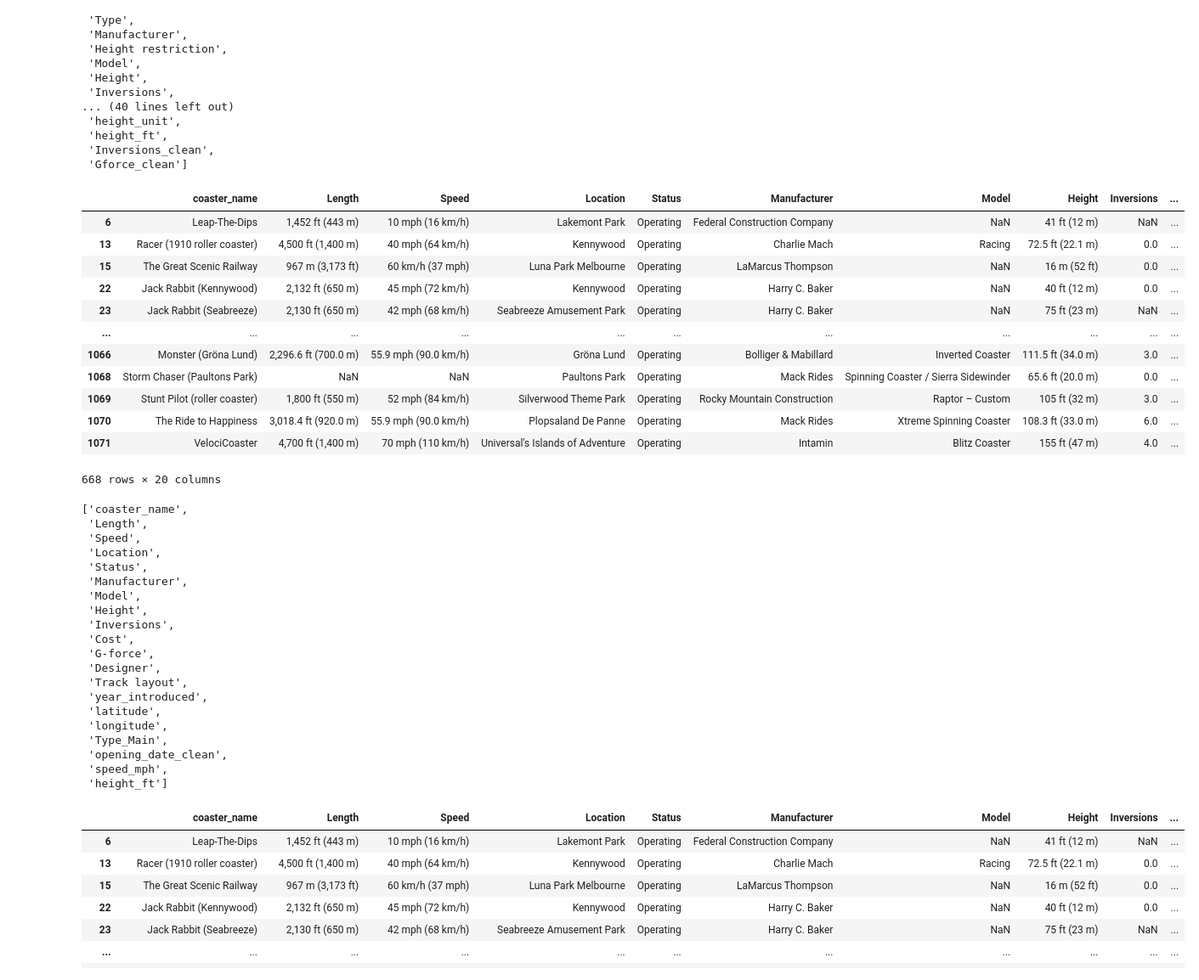
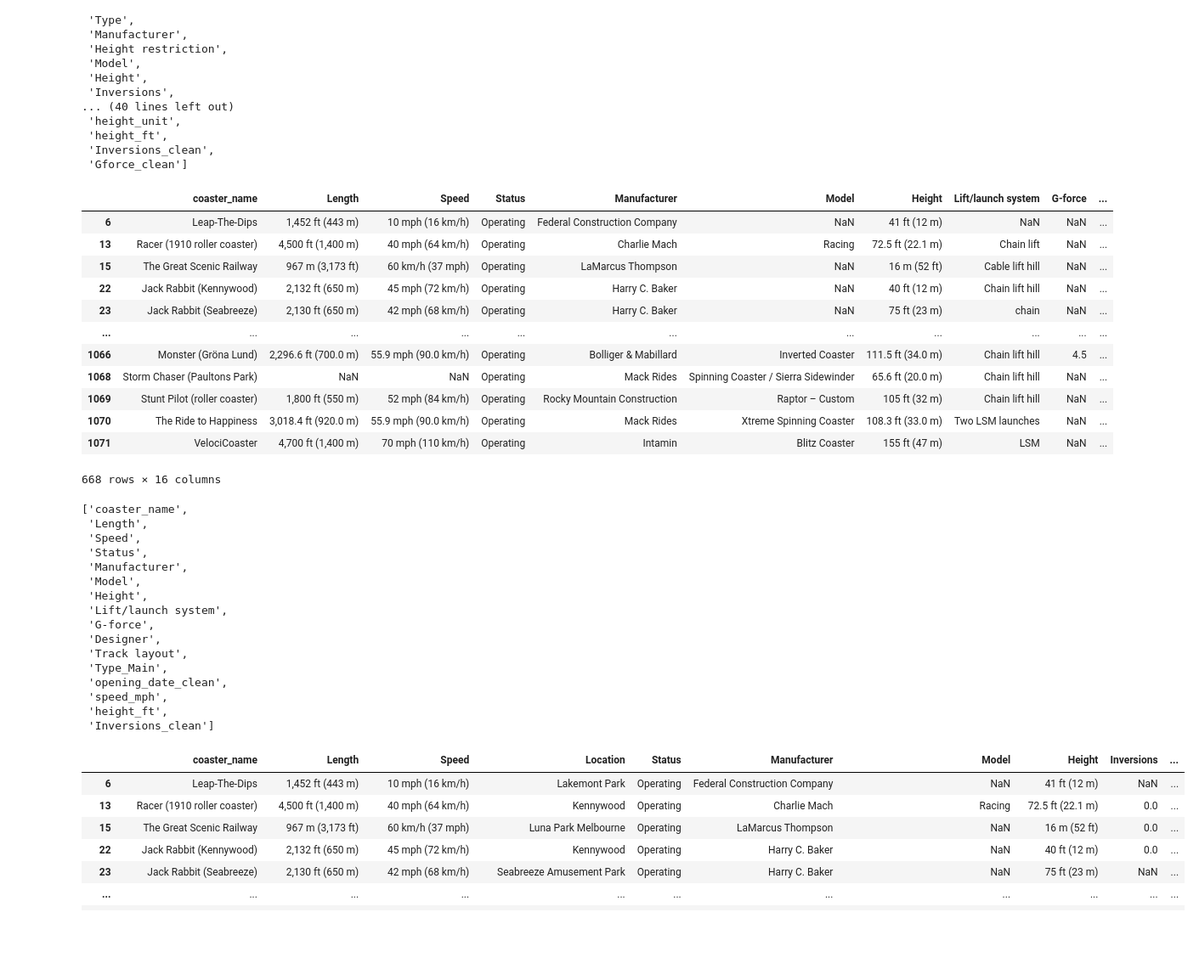
Before and after one commit to bteter/roller-coaster-project, a Jupyter notebook: Roller_coaster_cleaning_data_workbook.ipynb, the cells around one changed output. Shown: that part at 85% size. Cells and saved outputs as stored; diff of their text form; code cells hidden in the pictures; blank space fills up the shorter version.

Commit message:
cleaning columns, checked for duplicate items

```diff
--- a/Roller_coaster_cleaning_data_workbook.ipynb
+++ b/Roller_coaster_cleaning_data_workbook.ipynb
@@ -122,7 +122,7 @@ cleaned_columns = df_cleaned.drop(columns=[
 #'coaster_name',
 #'Length',
 #'Speed',
-#'Location',
+'Location',
 #'Status',
  'Opening date',
  'Type',
@@ -130,9 +130,9 @@ cleaned_columns = df_cleaned.drop(columns=[
  'Height restriction',
  #'Model',
  #'Height',
- #'Inversions',
- 'Lift/launch system',
- #'Cost',
+ 'Inversions',
+ #'Lift/launch system',
+ 'Cost',
  'Trains',
  'Park section',
  'Duration',
@@ -146,70 +146,66 @@ cleaned_columns = df_cleaned.drop(columns=[
  'Replaced',
  #'Track layout',
  'Fastrack available',
  'Soft opening date.1',
  'Closing date',
  'Opened',
  'Replaced by',
  'Website',
  'Flash Pass Available',
  'Must transfer from wheelchair',
  'Theme',
  'Single rider line available',
  'Restraint Style',
  'Flash Pass available',
  'Acceleration',
  'Restraints',
  'Name',
- #'year_introduced',
- #'latitude',
- #'longitude',
+ 'year_introduced',
+ 'latitude',
+ 'longitude',
  #'Type_Main',
  #'opening_date_clean',
  'speed1',
  'speed2',
  'speed1_value',
  'speed1_unit',
  #'speed_mph',
  'height_value',
  'height_unit',
  #'height_ft',
- 'Inversions_clean',
+ #'Inversions_clean',
  'Gforce_clean'])
 cleaned_columns
 # %% [output]
-|  | coaster_name | Length | Speed | Location | Status | Manufacturer | Model | Height | Inversions | ... |
-| 6 | Leap-The-Dips | 1,452 ft (443 m) | 10 mph (16 km/h) | Lakemont Park | Operating | Federal Construction Company | NaN | 41 ft (12 m) | NaN | ... |
-| 13 | Racer (1910 roller coaster) | 4,500 ft (1,400 m) | 40 mph (64 km/h) | Kennywood | Operating | Charlie Mach | Racing | 72.5 ft (22.1 m) | 0.0 | ... |
-| 15 | The Great Scenic Railway | 967 m (3,173 ft) | 60 km/h (37 mph) | Luna Park Melbourne | Operating | LaMarcus Thompson | NaN | 16 m (52 ft) | 0.0 | ... |
-| 22 | Jack Rabbit (Kennywood) | 2,132 ft (650 m) | 45 mph (72 km/h) | Kennywood | Operating | Harry C. Baker | NaN | 40 ft (12 m) | 0.0 | ... |
-| 23 | Jack Rabbit (Seabreeze) | 2,130 ft (650 m) | 42 mph (68 km/h) | Seabreeze Amusement Park | Operating | Harry C. Baker | NaN | 75 ft (23 m) | NaN | ... |
+|  | coaster_name | Length | Speed | Status | Manufacturer | Model | Height | Lift/launch system | G-force | ... |
+| 6 | Leap-The-Dips | 1,452 ft (443 m) | 10 mph (16 km/h) | Operating | Federal Construction Company | NaN | 41 ft (12 m) | NaN | NaN | ... |
+| 13 | Racer (1910 roller coaster) | 4,500 ft (1,400 m) | 40 mph (64 km/h) | Operating | Charlie Mach | Racing | 72.5 ft (22.1 m) | Chain lift | NaN | ... |
+| 15 | The Great Scenic Railway | 967 m (3,173 ft) | 60 km/h (37 mph) | Operating | LaMarcus Thompson | NaN | 16 m (52 ft) | Cable lift hill | NaN | ... |
+| 22 | Jack Rabbit (Kennywood) | 2,132 ft (650 m) | 45 mph (72 km/h) | Operating | Harry C. Baker | NaN | 40 ft (12 m) | Chain lift hill | NaN | ... |
+| 23 | Jack Rabbit (Seabreeze) | 2,130 ft (650 m) | 42 mph (68 km/h) | Operating | Harry C. Baker | NaN | 75 ft (23 m) | chain | NaN | ... |
 | ... | ... | ... | ... | ... | ... | ... | ... | ... | ... | ... |
-| 1066 | Monster (Gröna Lund) | 2,296.6 ft (700.0 m) | 55.9 mph (90.0 km/h) | Gröna Lund | Operating | Bolliger & Mabillard | Inverted Coaster | 111.5 ft (34.0 m) | 3.0 | ... |
-| 1068 | Storm Chaser (Paultons Park) | NaN | NaN | Paultons Park | Operating | Mack Rides | Spinning Coaster / Sierra Sidewinder | 65.6 ft (20.0 m) | 0.0 | ... |
-| 1069 | Stunt Pilot (roller coaster) | 1,800 ft (550 m) | 52 mph (84 km/h) | Silverwood Theme Park | Operating | Rocky Mountain Construction | Raptor – Custom | 105 ft (32 m) | 3.0 | ... |
-| 1070 | The Ride to Happiness | 3,018.4 ft (920.0 m) | 55.9 mph (90.0 km/h) | Plopsaland De Panne | Operating | Mack Rides | Xtreme Spinning Coaster | 108.3 ft (33.0 m) | 6.0 | ... |
-| 1071 | VelociCoaster | 4,700 ft (1,400 m) | 70 mph (110 km/h) | Universal's Islands of Adventure | Operating | Intamin | Blitz Coaster | 155 ft (47 m) | 4.0 | ... |
+| 1066 | Monster (Gröna Lund) | 2,296.6 ft (700.0 m) | 55.9 mph (90.0 km/h) | Operating | Bolliger & Mabillard | Inverted Coaster | 111.5 ft (34.0 m) | Chain lift hill | 4.5 | ... |
+| 1068 | Storm Chaser (Paultons Park) | NaN | NaN | Operating | Mack Rides | Spinning Coaster / Sierra Sidewinder | 65.6 ft (20.0 m) | Chain lift hill | NaN | ... |
+| 1069 | Stunt Pilot (roller coaster) | 1,800 ft (550 m) | 52 mph (84 km/h) | Operating | Rocky Mountain Construction | Raptor – Custom | 105 ft (32 m) | Chain lift hill | NaN | ... |
+| 1070 | The Ride to Happiness | 3,018.4 ft (920.0 m) | 55.9 mph (90.0 km/h) | Operating | Mack Rides | Xtreme Spinning Coaster | 108.3 ft (33.0 m) | Two LSM launches | NaN | ... |
+| 1071 | VelociCoaster | 4,700 ft (1,400 m) | 70 mph (110 km/h) | Operating | Intamin | Blitz Coaster | 155 ft (47 m) | LSM | NaN | ... |
-668 rows × 20 columns
+668 rows × 16 columns
 # %%
 cleaned_columns.columns.tolist()
 # %% [output]
 ['coaster_name',
  'Length',
  'Speed',
- 'Location',
  'Status',
  'Manufacturer',
  'Model',
  'Height',
- 'Inversions',
- 'Cost',
+ 'Lift/launch system',
  'G-force',
  'Designer',
  'Track layout',
- 'year_introduced',
- 'latitude',
- 'longitude',
  'Type_Main',
  'opening_date_clean',
  'speed_mph',
- 'height_ft']
+ 'height_ft',
+ 'Inversions_clean']
```
Also changed, not shown: parts of 2 cells of this notebook.
